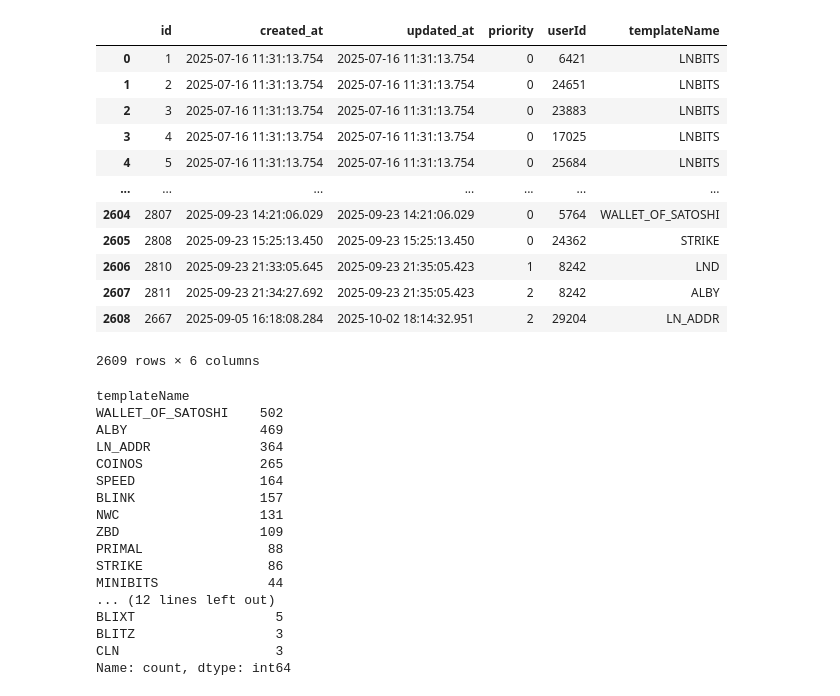
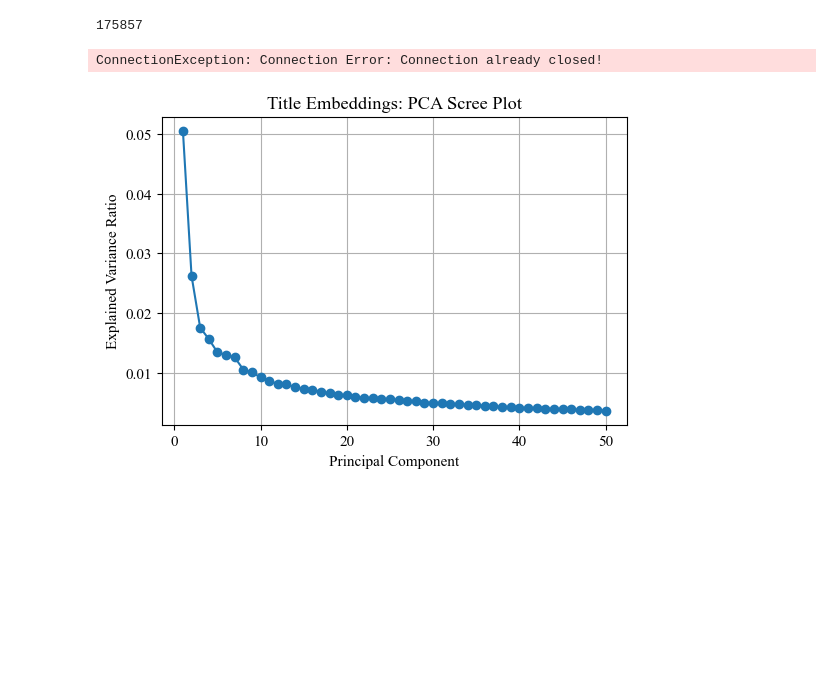
Before and after one commit to ed-kung/sn-research, a Jupyter notebook: src/notebooks/playground.ipynb, the cells around one changed output. Saved outputs shown, nothing was run; the diff lists cells and outputs as text; code cells hidden in the pictures; blank space fills up the shorter version.

Commit message:
v4v analysis (new)

```diff
--- a/src/notebooks/playground.ipynb
+++ b/src/notebooks/playground.ipynb
@@ -31,41 +40,28 @@ R_PATH = LOCAL_CONFIG["R_PATH"]
 
 RUN_R_SCRIPTS = False
 OVERWRITE = False
-# %%
-df = pd.read_parquet(os.path.join(RAW_DATA_PATH, "wallet.parquet"))
-
-df
-# %% [output]
-|  | id | created_at | updated_at | priority | userId | templateName |
-| 0 | 1 | 2025-07-16 11:31:13.754 | 2025-07-16 11:31:13.754 | 0 | 6421 | LNBITS |
-| 1 | 2 | 2025-07-16 11:31:13.754 | 2025-07-16 11:31:13.754 | 0 | 24651 | LNBITS |
-| 2 | 3 | 2025-07-16 11:31:13.754 | 2025-07-16 11:31:13.754 | 0 | 23883 | LNBITS |
-| 3 | 4 | 2025-07-16 11:31:13.754 | 2025-07-16 11:31:13.754 | 0 | 17025 | LNBITS |
-| 4 | 5 | 2025-07-16 11:31:13.754 | 2025-07-16 11:31:13.754 | 0 | 25684 | LNBITS |
-| ... | ... | ... | ... | ... | ... | ... |
-| 2604 | 2807 | 2025-09-23 14:21:06.029 | 2025-09-23 14:21:06.029 | 0 | 5764 | WALLET_OF_SATOSHI |
-| 2605 | 2808 | 2025-09-23 15:25:13.450 | 2025-09-23 15:25:13.450 | 0 | 24362 | STRIKE |
-| 2606 | 2810 | 2025-09-23 21:33:05.645 | 2025-09-23 21:35:05.423 | 1 | 8242 | LND |
-| 2607 | 2811 | 2025-09-23 21:34:27.692 | 2025-09-23 21:35:05.423 | 2 | 8242 | ALBY |
-| 2608 | 2667 | 2025-09-05 16:18:08.284 | 2025-10-02 18:14:32.951 | 2 | 29204 | LN_ADDR |
-2609 rows × 6 columns
-# %%
-df['templateName'].value_counts()
-# %% [output]
-templateName
-WALLET_OF_SATOSHI    502
-ALBY                 469
-LN_ADDR              364
-COINOS               265
-SPEED                164
-BLINK                157
-NWC                  131
-ZBD                  109
-PRIMAL                88
-STRIKE                86
-MINIBITS              44
-... (12 lines left out)
-BLIXT                  5
-BLITZ                  3
-CLN                    3
-Name: count, dtype: int64
+# %%
+df = dt.get_post_quality_analysis_data()
+
+df = df.loc[df['title'] != 'deleted by author'].reset_index(drop=True)
+
+print(len(df))
+# %% [output]
+175857
+# %%
+title_embeddings = []
+text_embeddings = []
+
+for idx, row in df.iterrows():
+    title_emb = np.array(emb.get_embedding_robust(row['title']))
+    title_emb = title_emb / np.linalg.norm(title_emb)
+    title_embeddings.append(title_emb)
+
+    text_emb = np.array(emb.get_embedding_robust(row['text']))
+    text_emb = text_emb / np.linalg.norm(text_emb)
+    text_embeddings.append(text_emb)
+
+title_embeddings = np.array(title_embeddings)
+text_embeddings = np.array(text_embeddings)
+# %% [output]
+ConnectionException: Connection Error: Connection already closed!
@@ -71,0 +70,16 @@ Name: count, dtype: int64
+# %%
+# scree plot for title embeddings
+title_pca = PCA()
+title_pca.fit(title_embeddings)
+explained_variance = title_pca.explained_variance_ratio_[0:50]
+plt.figure(figsize=(6, 4))
+plt.plot(range(1, len(explained_variance) + 1), explained_variance, marker='o')
+plt.title('Title Embeddings: PCA Scree Plot')
+plt.xlabel('Principal Component')
+plt.ylabel('Explained Variance Ratio')
+plt.grid()
+#filename = os.path.join(LOCAL_PATH, 'figures', 'fig_scree_plot.pdf')
+#plt.savefig(filename, bbox_inches='tight')
+plt.show()
+# %% [output]
+[figure, added]
```
Also changed, not shown: parts of 5 cells of this notebook, 5 other files.
